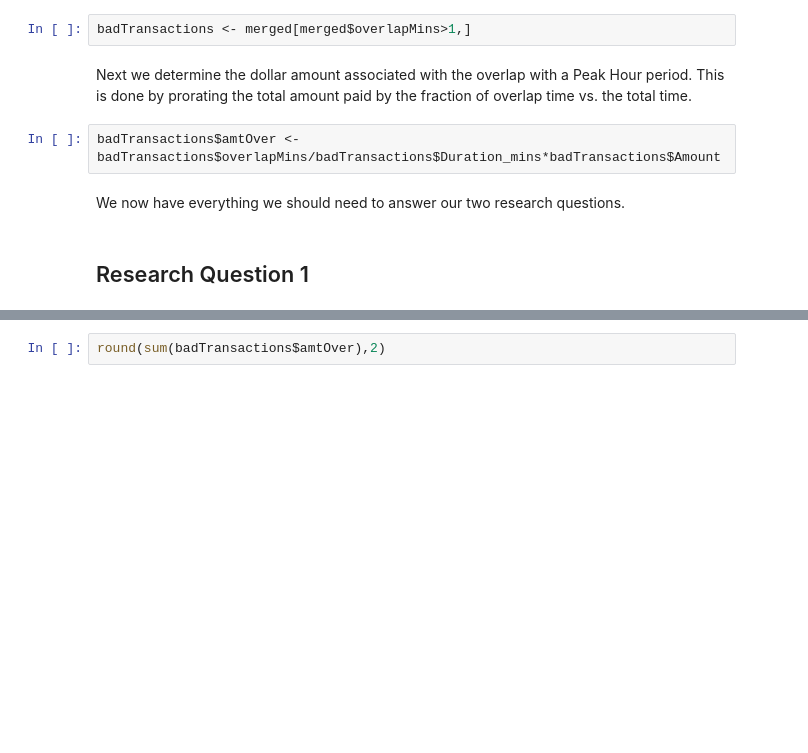
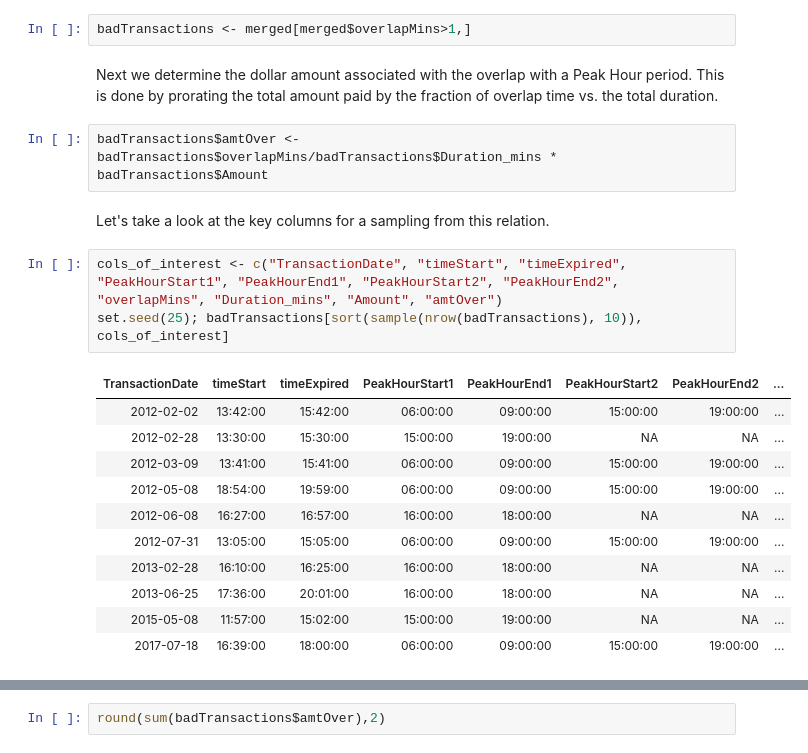
Before and after one commit to rexthompson/DATA-512-Final-Project, a Jupyter notebook: DATA-512-Final-Project.ipynb, the cells around one changed output, grey strips where cells are left out. Cells and saved outputs as stored; diff of their text form; blank space fills up the shorter version.

```diff
--- a/DATA-512-Final-Project.ipynb
+++ b/DATA-512-Final-Project.ipynb
@@ -201,10 +194,23 @@ We filter out transactions that have an overlap of one minute or less. I decided
 # %%
 badTransactions <- merged[merged$overlapMins>1,]
 # %% [markdown]
-Next we determine the dollar amount associated with the overlap with a Peak Hour period. This is done by prorating the total amount paid by the fraction of overlap time vs. the total time.
+Next we determine the dollar amount associated with the overlap with a Peak Hour period. This is done by prorating the total amount paid by the fraction of overlap time vs. the total duration.
 # %%
-badTransactions$amtOver <- badTransactions$overlapMins/badTransactions$Duration_mins*badTransactions$Amount
+badTransactions$amtOver <- badTransactions$overlapMins/badTransactions$Duration_mins * badTransactions$Amount
-# %% [markdown]
-We now have everything we should need to answer our two research questions.
-# %% [markdown]
-## Research Question 1
+# %% [markdown]
+Let's take a look at the key columns for a sampling from this relation.
+# %%
+cols_of_interest <- c("TransactionDate", "timeStart", "timeExpired", "PeakHourStart1", "PeakHourEnd1", "PeakHourStart2", "PeakHourEnd2", "overlapMins", "Duration_mins", "Amount", "amtOver")
+set.seed(25); badTransactions[sort(sample(nrow(badTransactions), 10)), cols_of_interest]
+# %% [output]
+| TransactionDate | timeStart | timeExpired | PeakHourStart1 | PeakHourEnd1 | PeakHourStart2 | PeakHourEnd2 | ... |
+| 2012-02-02 | 13:42:00 | 15:42:00 | 06:00:00 | 09:00:00 | 15:00:00 | 19:00:00 | ... |
+| 2012-02-28 | 13:30:00 | 15:30:00 | 15:00:00 | 19:00:00 | NA | NA | ... |
+| 2012-03-09 | 13:41:00 | 15:41:00 | 06:00:00 | 09:00:00 | 15:00:00 | 19:00:00 | ... |
+| 2012-05-08 | 18:54:00 | 19:59:00 | 06:00:00 | 09:00:00 | 15:00:00 | 19:00:00 | ... |
+| 2012-06-08 | 16:27:00 | 16:57:00 | 16:00:00 | 18:00:00 | NA | NA | ... |
+| 2012-07-31 | 13:05:00 | 15:05:00 | 06:00:00 | 09:00:00 | 15:00:00 | 19:00:00 | ... |
+| 2013-02-28 | 16:10:00 | 16:25:00 | 16:00:00 | 18:00:00 | NA | NA | ... |
+| 2013-06-25 | 17:36:00 | 20:01:00 | 16:00:00 | 18:00:00 | NA | NA | ... |
+| 2015-05-08 | 11:57:00 | 15:02:00 | 15:00:00 | 19:00:00 | NA | NA | ... |
+| 2017-07-18 | 16:39:00 | 18:00:00 | 06:00:00 | 09:00:00 | 15:00:00 | 19:00:00 | ... |
```
Also changed, not shown: parts of 56 cells of this notebook, 1 other file.
